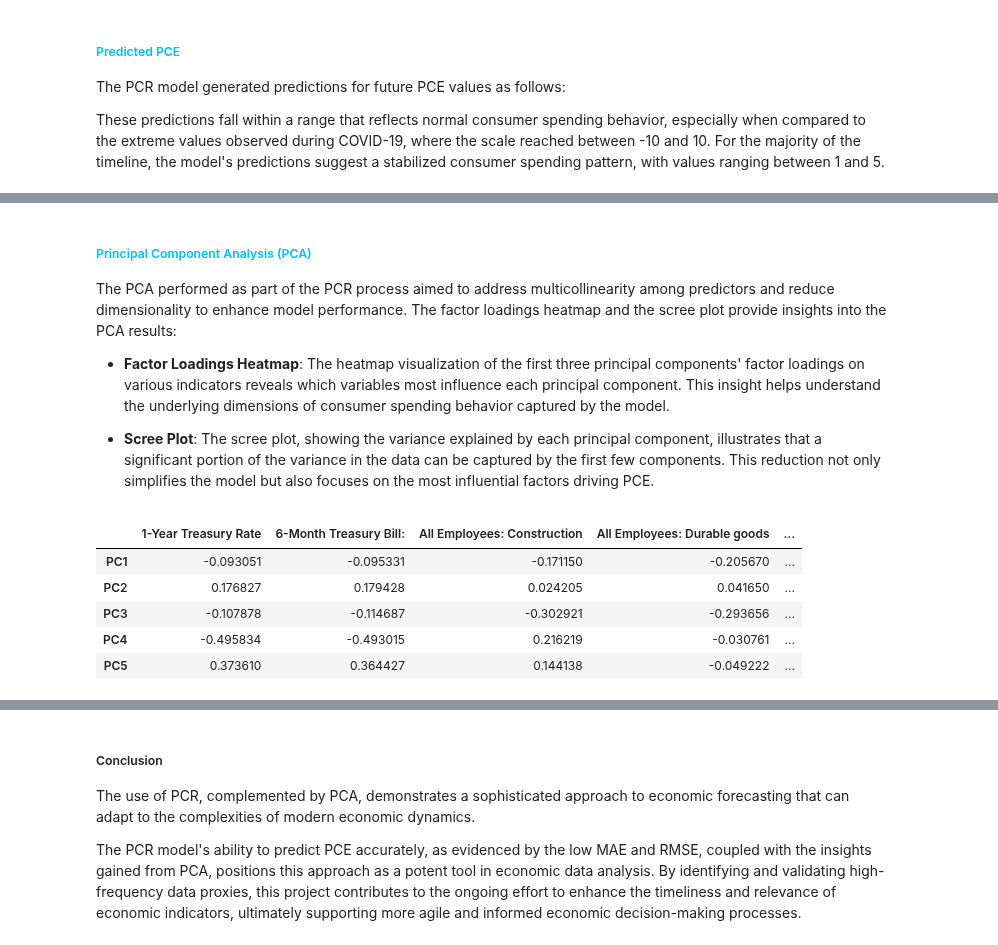
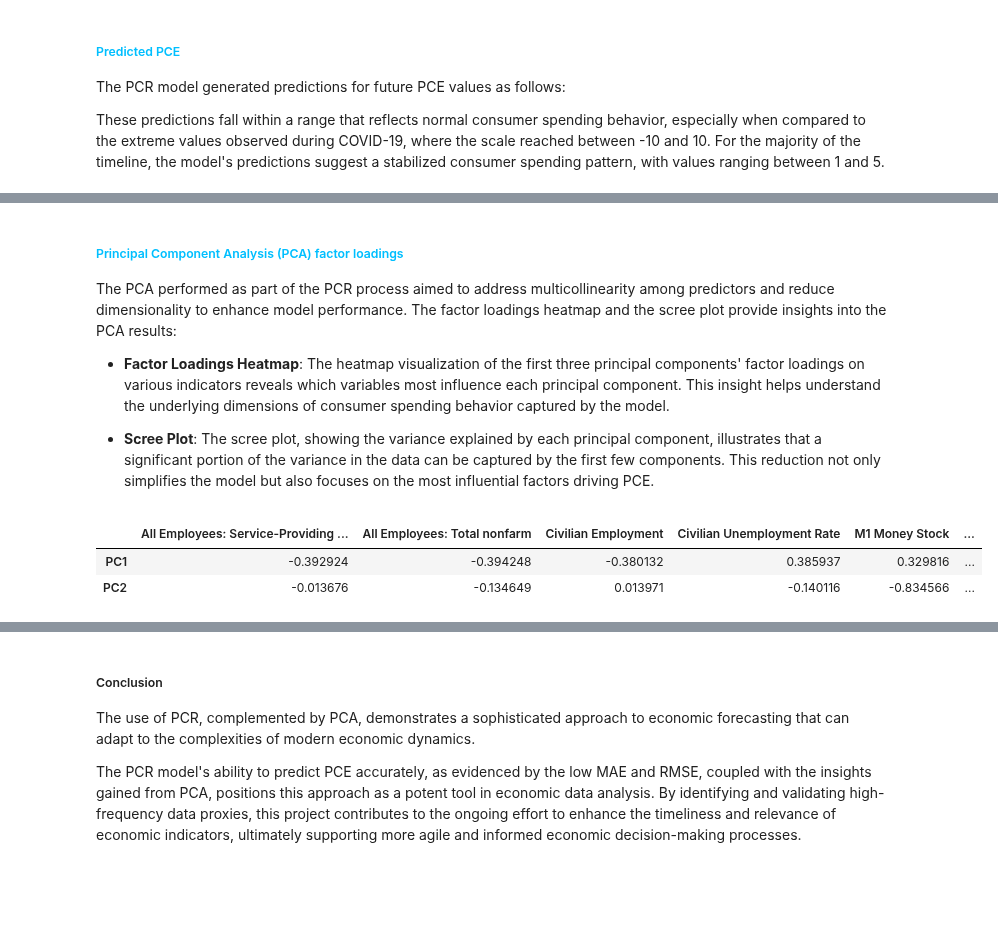
Before and after one commit to janjannagtegaal/NowCasting-M1, a Jupyter notebook: [3]M1_Analysis_for_Model_fitting.ipynb, the cells around one changed output, grey strips where cells are left out. Drawn from its saved outputs; the diff is of its cells as text; code cells hidden in the pictures; blank space fills up the shorter version.

```diff
--- a/[3]M1_Analysis_for_Model_fitting.ipynb
+++ b/[3]M1_Analysis_for_Model_fitting.ipynb
@@ -170,12 +198,16 @@ plot_fan_chart(df_train, C, predicted_pce, X_train, y_train, start_date='2007-03
 # %%
 from visualisations.plot_fan_chart import plot_fan_chart
 
+prediction_start_date = '2021-09'
+actual_values_start_date = '2015-09-30'
+n_components = 2
+
 # Prepare the data
-X_train, y_train, X_test, C, df_train, df_test = prepare_data(final_proxy_dataset, '2022-01')
+X_train, y_train, X_test, C, df_train, df_test = prepare_data(final_proxy_dataset, prediction_start_date)
 
 # Train the model and make predictions
-pipeline, predicted_pce = train_and_predict(X_train, y_train, X_test,n_components=6)
+pipeline, predicted_pce, pca_component = train_and_predict(X_train, y_train, X_test,n_components=n_components)
 
 # Plot the fan chart
-plot_fan_chart(df_train, C, predicted_pce, X_train, y_train, start_date='2015-09-30')
+plot_fan_chart(df_train, C, predicted_pce, X_train, y_train, start_date=actual_values_start_date)
 # %% [output]
@@ -240,7 +325,7 @@ The Mean Absolute Error (MAE) and Root Mean Squared Error (RMSE) provide insight
 
 <div style="color:#00BFFF">
 
-##### Principal Component Analysis (PCA)
+##### Principal Component Analysis (PCA) factor loadings
 
 </div>
 
@@ -250,38 +335,18 @@ The PCA performed as part of the PCR process aimed to address multicollinearity
 
 - **Scree Plot**: The scree plot, showing the variance explained by each principal component, illustrates that a significant portion of the variance in the data can be captured by the first few components. This reduction not only simplifies the model but also focuses on the most influential factors driving PCE.
 # %%
-# Performing PCA on the standardized predictors from the training dataset up to the end of 2022
-scaler = StandardScaler()
-X_scaled = scaler.fit_transform(X_train)
-
-# Fitting PCA
-pca = PCA()
-pca.fit(X_scaled)
-
 # Extracting factor loadings (the PCA components)
-factor_loadings = pca.components_
+factor_loadings = pca_component.components_
 
 # Mapping factor loadings to original variable names
 factor_loadings_df = pd.DataFrame(factor_loadings, columns=X_train.columns, index=[f'PC{i+1}' for i in range(factor_loadings.shape[0])])
 
 # Displaying factor loadings for the first few principal components for brevity
 factor_loadings_df.head()
-
-# Extracting factor loadings (the PCA components)
-factor_loadings = pca.components_
-
-# Mapping factor loadings to original variable names
-factor_loadings_df = pd.DataFrame(factor_loadings, columns=X_train.columns, index=[f'PC{i+1}' for i in range(factor_loadings.shape[0])])
-
-# Displaying factor loadings for the first few principal components for brevity
-factor_loadings_df.head()
 # %% [output]
-|  | 1-Year Treasury Rate | 6-Month Treasury Bill: | All Employees: Construction | All Employees: Durable goods | ... |
-| PC1 | -0.093051 | -0.095331 | -0.171150 | -0.205670 | ... |
-| PC2 | 0.176827 | 0.179428 | 0.024205 | 0.041650 | ... |
-| PC3 | -0.107878 | -0.114687 | -0.302921 | -0.293656 | ... |
-| PC4 | -0.495834 | -0.493015 | 0.216219 | -0.030761 | ... |
-| PC5 | 0.373610 | 0.364427 | 0.144138 | -0.049222 | ... |
+|  | All Employees: Service-Providing ... | All Employees: Total nonfarm | Civilian Employment | Civilian Unemployment Rate | M1 Money Stock | ... |
+| PC1 | -0.392924 | -0.394248 | -0.380132 | 0.385937 | 0.329816 | ... |
+| PC2 | -0.013676 | -0.134649 | 0.013971 | -0.140116 | -0.834566 | ... |
 # %%
 from visualisations.plot_skree import plot_skree
 
```
Also changed, not shown: parts of 17 cells of this notebook, 13 other files.
